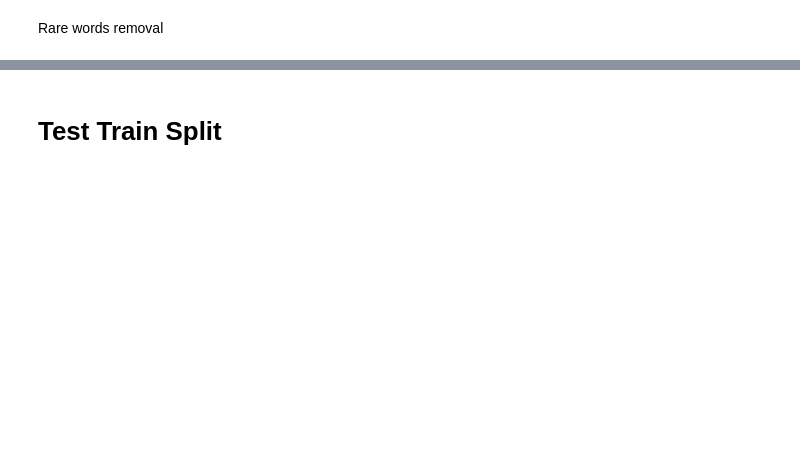
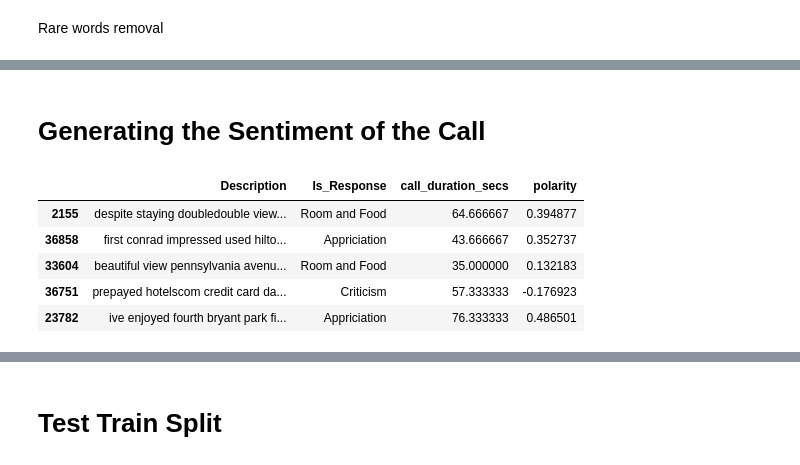
Before and after one commit to mugundhs29/Voice-To-Text-Recognition-Text-Classification-POC, a Jupyter notebook: Google Api Voice to Text-Prediction.ipynb, the cells around one changed output, grey strips where cells are left out. Cells and saved outputs as stored; diff of their text form; code cells hidden in the pictures; blank space fills up the shorter version.

```diff
--- a/Google Api Voice to Text-Prediction.ipynb
+++ b/Google Api Voice to Text-Prediction.ipynb
@@ -306,0 +544,16 @@ Name: Description, dtype: object
+# %% [markdown]
+# Generating the Sentiment of the Call
+# %%
+sample_reviews = train[['Description','Is_Response','call_duration_secs']].sample(38932)
+# %%
+def detect_polarity(Description):
+    return TextBlob(Description).sentiment.polarity
+sample_reviews['polarity'] = sample_reviews.Description.apply(detect_polarity)
+sample_reviews.head()
+# %% [output]
+|  | Description | Is_Response | call_duration_secs | polarity |
+| 2155 | despite staying doubledouble view... | Room and Food | 64.666667 | 0.394877 |
+| 36858 | first conrad impressed used hilto... | Appriciation | 43.666667 | 0.352737 |
+| 33604 | beautiful view pennsylvania avenu... | Room and Food | 35.000000 | 0.132183 |
+| 36751 | prepayed hotelscom credit card da... | Criticism | 57.333333 | -0.176923 |
+| 23782 | ive enjoyed fourth bryant park fi... | Appriciation | 76.333333 | 0.486501 |
```
Also changed, not shown: parts of 68 cells of this notebook, 1 other file.
